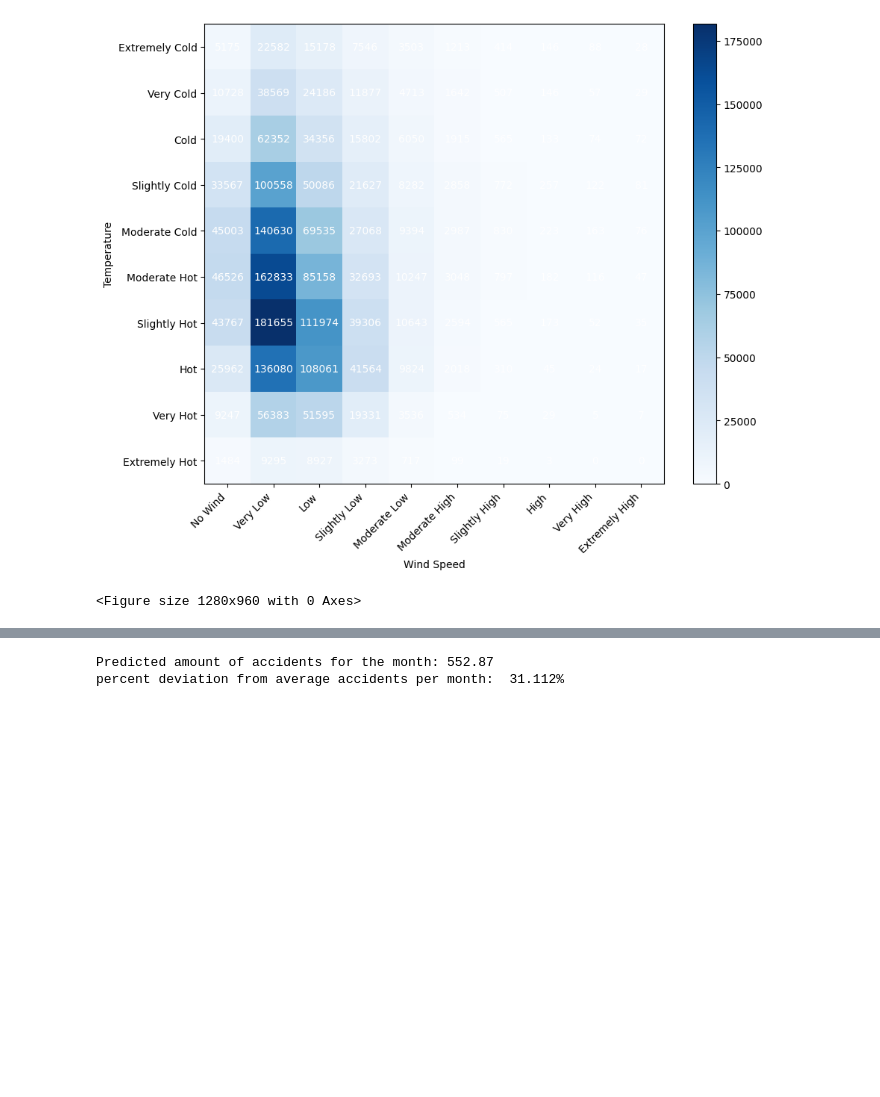
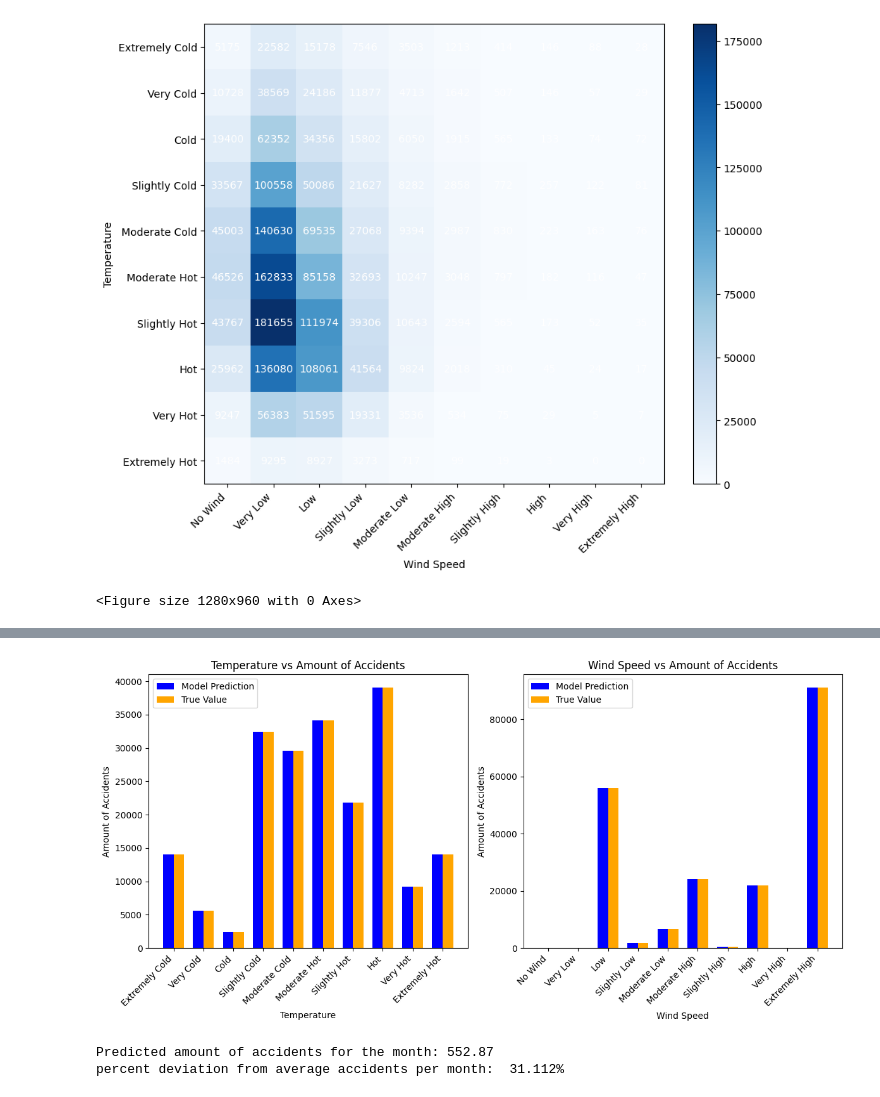
Before and after one commit to sigurdurhaukur/slysprediction, a Jupyter notebook: model/usa-model.ipynb, the cells around one changed output, grey strips where cells are left out. Saved outputs shown, nothing was run; the diff lists cells and outputs as text; code cells hidden in the pictures; blank space fills up the shorter version.

```diff
--- a/model/usa-model.ipynb
+++ b/model/usa-model.ipynb
@@ -294,3 +324,68 @@ plt.show()
+# %%
+import pandas as pd
+import matplotlib.pyplot as plt
+import numpy as np
+
+
+# Load the processed data
+processed_data = pd.read_csv("../usa/processed-usa-data.csv")
+
+# Extract the temperature and wind speed bins, and the amount of accidents
+temperature_bins = processed_data["Temperature_Bin"]
+wind_speed_bins = processed_data["Wind_Speed_Bin"]
+amount_of_accidents = processed_data["Amount_of_Accidents"]
+
+# Aggregate the predicted amounts of accidents for each unique temperature and wind speed combination
+temperature_unique = np.unique(temperature_bins)
+wind_speed_unique = np.unique(wind_speed_bins)
+y_pred_aggregated = np.zeros((len(temperature_unique), len(wind_speed_unique)))
+
+for i, temperature in enumerate(temperature_unique):
+    for j, wind_speed in enumerate(wind_speed_unique):
+        idx = (temperature_bins == temperature) & (wind_speed_bins == wind_speed)
+        y_pred_aggregated[i, j] = np.mean(amount_of_accidents[idx])
+
+# Create the bar charts - Temperature vs Amount of Accidents and Wind Speed vs Amount of Accidents
+fig, (ax1, ax2) = plt.subplots(1, 2, figsize=(12, 6))
+
+# Temperature vs Amount of Accidents
+index_temp = np.arange(len(temperature_labels))
+bar_width = 0.35
+
+# Plot the model predictions
+ax1.bar(index_temp, y_pred_aggregated.mean(axis=1), bar_width, color='blue', label='Model Prediction')
+
+# Plot the true values
+ax1.bar(index_temp + bar_width, amount_of_accidents.groupby(temperature_bins).mean(), bar_width, color='orange', label='True Value')
+
+ax1.set_xlabel('Temperature')
+ax1.set_ylabel('Amount of Accidents')
+ax1.set_title('Temperature vs Amount of Accidents')
+ax1.set_xticks(index_temp + bar_width / 2)
+ax1.set_xticklabels(temperature_labels, rotation=45, ha='right')
+ax1.legend()
+
+# Wind Speed vs Amount of Accidents
+index_wind = np.arange(len(wind_speed_labels))
+
+# Plot the model predictions
+ax2.bar(index_wind, y_pred_aggregated.mean(axis=0), bar_width, color='blue', label='Model Prediction')
+
+# Plot the true values
+ax2.bar(index_wind + bar_width, amount_of_accidents.groupby(wind_speed_bins).mean(), bar_width, color='orange', label='True Value')
+
+ax2.set_xlabel('Wind Speed')
+ax2.set_ylabel('Amount of Accidents')
+ax2.set_title('Wind Speed vs Amount of Accidents')
+ax2.set_xticks(index_wind + bar_width / 2)
+ax2.set_xticklabels(wind_speed_labels, rotation=45, ha='right')
+ax2.legend()
+
+plt.tight_layout()
+# plt.show()
+plt.savefig('../figures/highres/usa_model_bar_chart.png')
+# %% [output]
+[figure, added]
 # %%
 import torch
 
```
Also changed, not shown: parts of 6 cells of this notebook, 23 other files.
